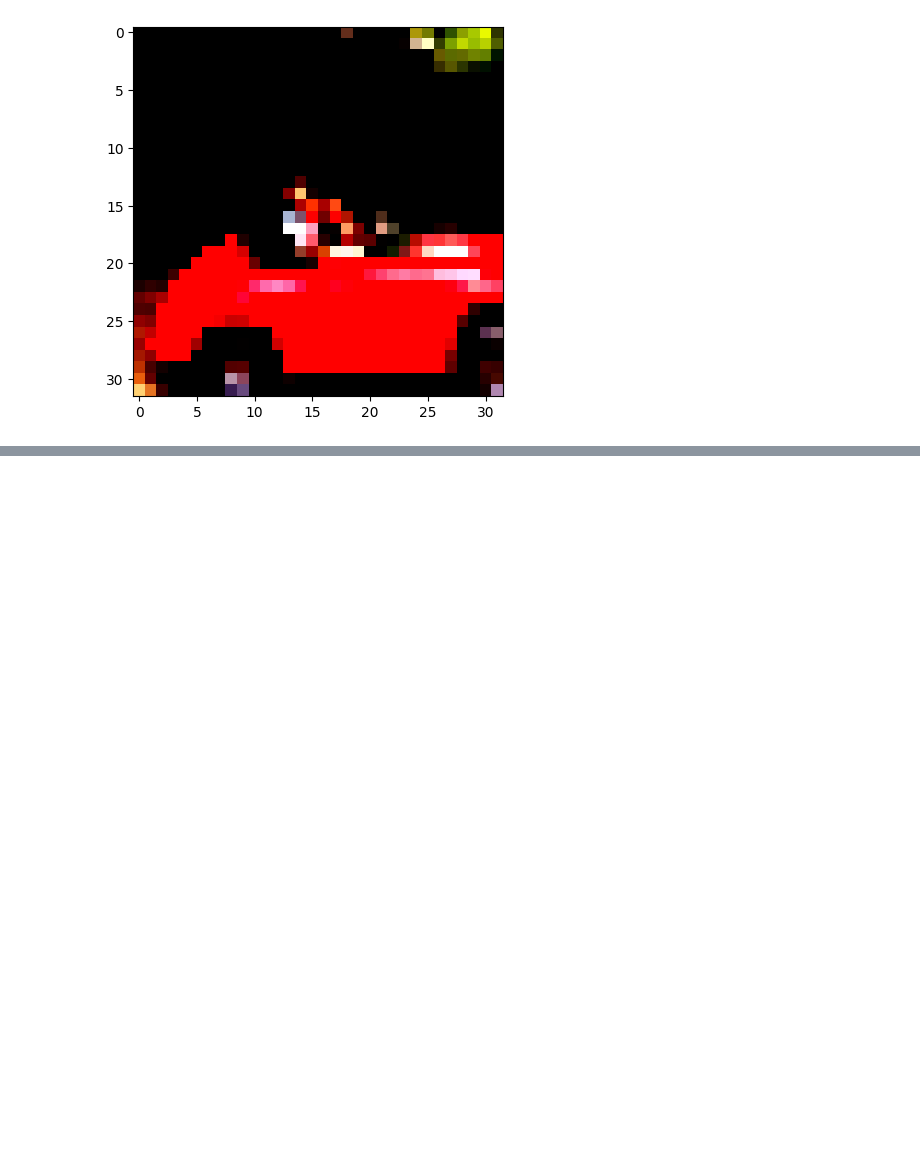
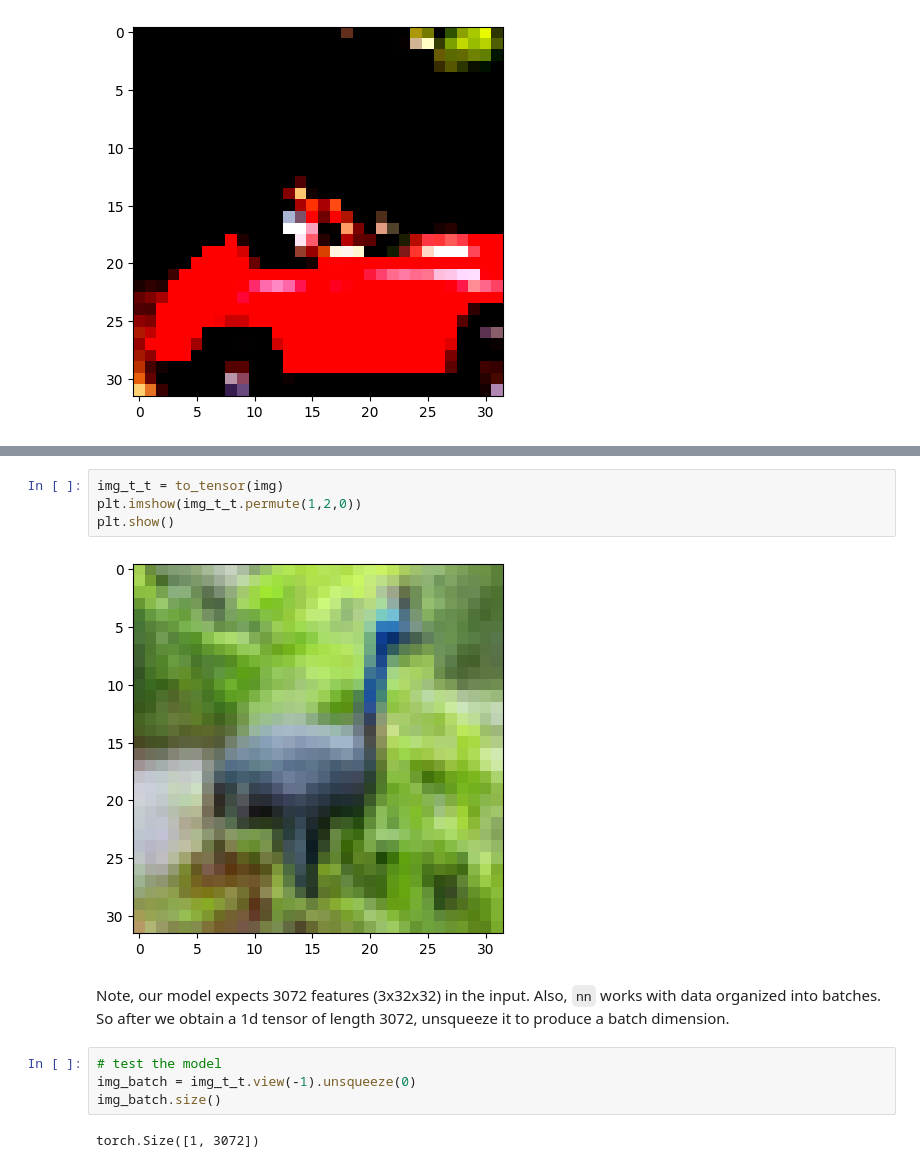
Before and after one commit to schampoux/ds-toolkit, a Jupyter notebook: deep-learning/dataset.ipynb, the cells around one changed output, grey strips where cells are left out. Cells and saved outputs as stored; diff of their text form; blank space fills up the shorter version.

```diff
--- a/deep-learning/dataset.ipynb
+++ b/deep-learning/dataset.ipynb
@@ -142,0 +183,14 @@ Clipping input data to the valid range for imshow with RGB data ([0..1] for floa
+# %%
+img_t_t = to_tensor(img)
+plt.imshow(img_t_t.permute(1,2,0))
+plt.show()
+# %% [output]
+[figure, added]
+# %% [markdown]
+Note, our model expects 3072 features (3x32x32) in the input. Also, `nn` works with data organized into batches. So after we obtain a 1d tensor of length 3072, unsqueeze it to produce a batch dimension.
+# %%
+# test the model
+img_batch = img_t_t.view(-1).unsqueeze(0)
+img_batch.size()
+# %% [output]
+torch.Size([1, 3072])
```
Also changed, not shown: parts of 19 cells of this notebook.
